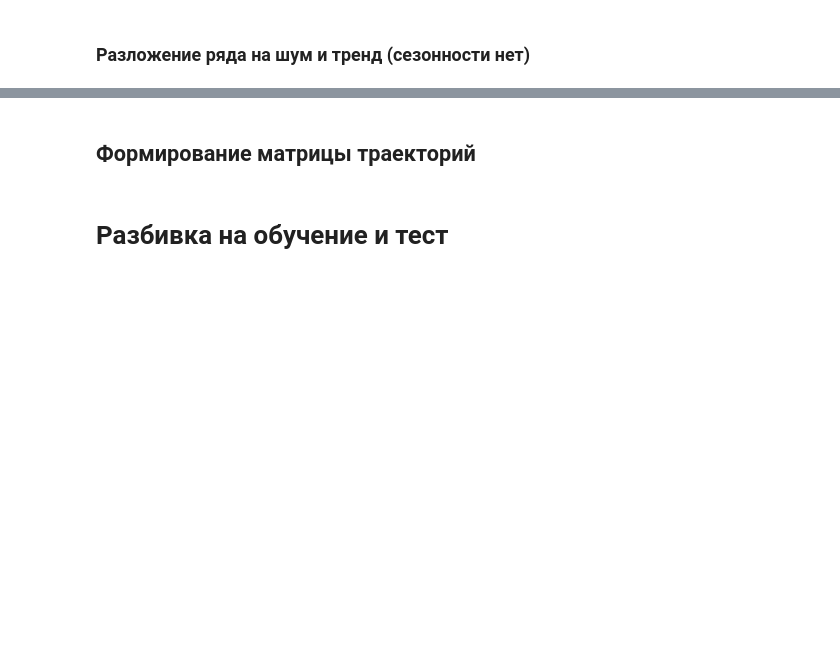
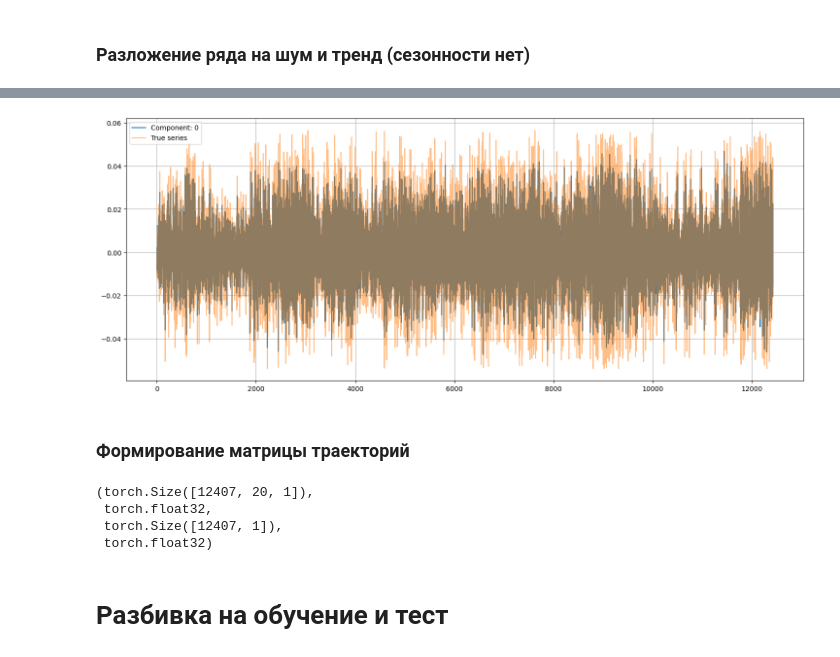
Before and after one commit to AndrewGrishin/Stock-Forecasting, a Jupyter notebook: NN Implementation/script.ipynb, the cells around one changed output, grey strips where cells are left out. Drawn from its saved outputs; the diff is of its cells as text; code cells hidden in the pictures; blank space fills up the shorter version.

```diff
--- a/NN Implementation/script.ipynb
+++ b/NN Implementation/script.ipynb
@@ -182,0 +190,7 @@ for i in range(len(U)):
+# %%
+selected_x = x_hat[selected_components, :]
+reconstructed_x = selected_x.sum(axis= 0)
+# %%
+SSA.plot_x_hat(np.array([reconstructed_x]), new_prc_change_open_prices)
+# %% [output]
+[figure, added]
@@ -183,14 +199,19 @@ for i in range(len(U)):
 # %% [markdown]
-## Формирование матрицы траекторий
+### Формирование матрицы траекторий
 # %%
 WINDOW_SIZE = 20 #40
-X, y = data_to_X_y(free_of_noise_data, window_size= WINDOW_SIZE)
-dates_x, dates_y = data_to_X_y(dates, window_size= WINDOW_SIZE)
+X, y = data_to_X_y(reconstructed_x, window_size= WINDOW_SIZE)
+dates_x, dates_y = data_to_X_y(new_dates, window_size= WINDOW_SIZE)
 
 X = torch.from_numpy(X).to(torch.float32)
 y = torch.from_numpy(y).to(torch.float32)
 
 X.shape, X.dtype, y.shape, y.dtype
+# %% [output]
+(torch.Size([12407, 20, 1]),
+ torch.float32,
+ torch.Size([12407, 1]),
+ torch.float32)
 # %% [markdown]
 # Разбивка на обучение и тест
 # %%
```
Also changed, not shown: parts of 24 cells of this notebook, 4 other files.
